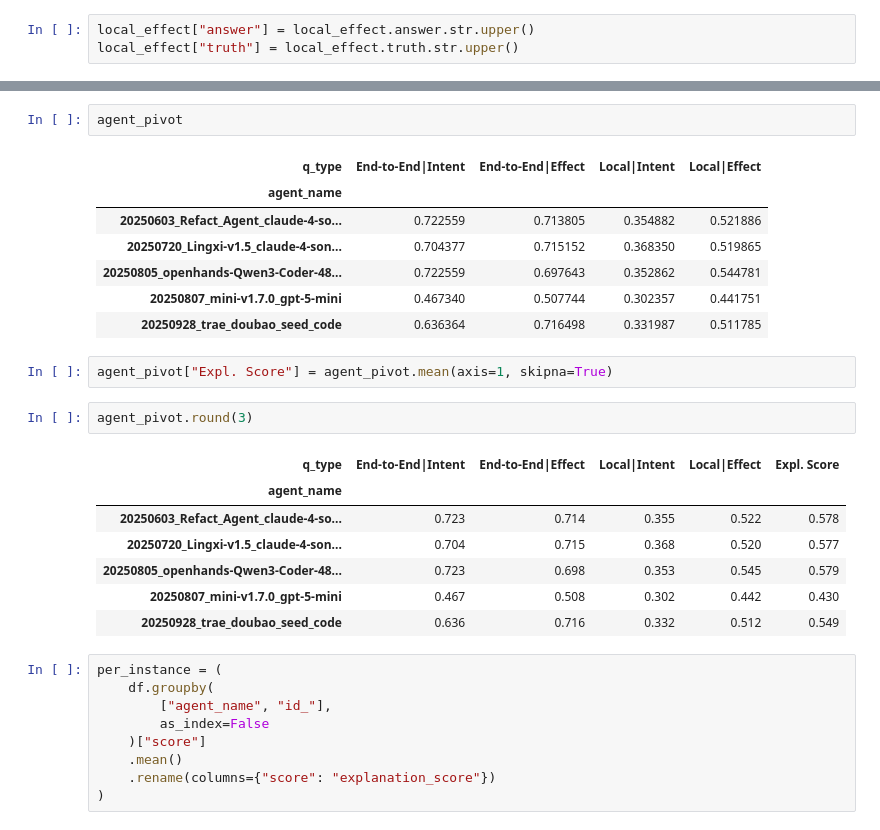
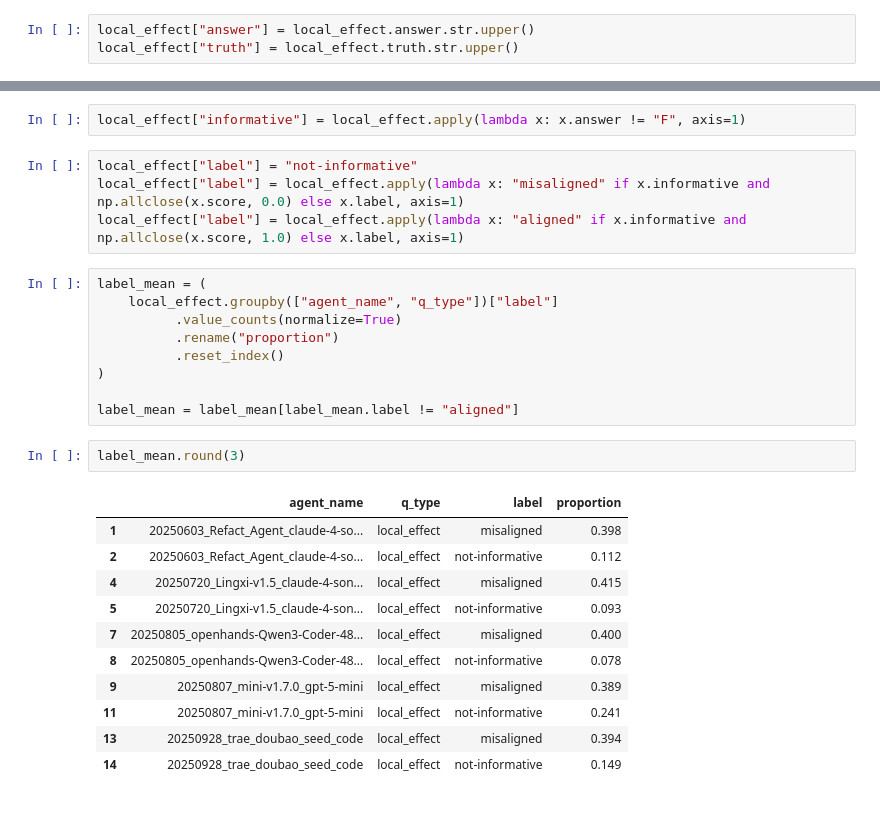
Before and after one commit to pan2013e/explainbench, a Jupyter notebook: results_analysis/rq2_analysis.ipynb, the cells around one changed output, grey strips where cells are left out. Saved outputs shown, nothing was run; the diff lists cells and outputs as text.

```diff
--- a/results_analysis/rq2_analysis.ipynb
+++ b/results_analysis/rq2_analysis.ipynb
@@ -634,31 +504,29 @@ agent_pivot = agent_pivot.reindex(columns=[
-# %%
-agent_pivot
-# %% [output]
-| q_type | End-to-End|Intent | End-to-End|Effect | Local|Intent | Local|Effect |
-| agent_name |  |  |  |  |
-| 20250603_Refact_Agent_claude-4-so... | 0.722559 | 0.713805 | 0.354882 | 0.521886 |
-| 20250720_Lingxi-v1.5_claude-4-son... | 0.704377 | 0.715152 | 0.368350 | 0.519865 |
-| 20250805_openhands-Qwen3-Coder-48... | 0.722559 | 0.697643 | 0.352862 | 0.544781 |
-| 20250807_mini-v1.7.0_gpt-5-mini | 0.467340 | 0.507744 | 0.302357 | 0.441751 |
-| 20250928_trae_doubao_seed_code | 0.636364 | 0.716498 | 0.331987 | 0.511785 |
-# %%
-agent_pivot["Expl. Score"] = agent_pivot.mean(axis=1, skipna=True)
+# %%
+local_effect["informative"] = local_effect.apply(lambda x: x.answer != "F", axis=1)
+# %%
+local_effect["label"] = "not-informative"
+local_effect["label"] = local_effect.apply(lambda x: "misaligned" if x.informative and np.allclose(x.score, 0.0) else x.label, axis=1)
+local_effect["label"] = local_effect.apply(lambda x: "aligned" if x.informative and np.allclose(x.score, 1.0) else x.label, axis=1)
+# %%
+label_mean = (
+    local_effect.groupby(["agent_name", "q_type"])["label"]
+          .value_counts(normalize=True)
+          .rename("proportion")
+          .reset_index()
+)
+
+label_mean = label_mean[label_mean.label != "aligned"]
 # %%
-agent_pivot.round(3)
+label_mean.round(3)
 # %% [output]
-| q_type | End-to-End|Intent | End-to-End|Effect | Local|Intent | Local|Effect | Expl. Score |
-| agent_name |  |  |  |  |  |
-| 20250603_Refact_Agent_claude-4-so... | 0.723 | 0.714 | 0.355 | 0.522 | 0.578 |
-| 20250720_Lingxi-v1.5_claude-4-son... | 0.704 | 0.715 | 0.368 | 0.520 | 0.577 |
-| 20250805_openhands-Qwen3-Coder-48... | 0.723 | 0.698 | 0.353 | 0.545 | 0.579 |
-| 20250807_mini-v1.7.0_gpt-5-mini | 0.467 | 0.508 | 0.302 | 0.442 | 0.430 |
-| 20250928_trae_doubao_seed_code | 0.636 | 0.716 | 0.332 | 0.512 | 0.549 |
+|  | agent_name | q_type | label | proportion |
+| 1 | 20250603_Refact_Agent_claude-4-so... | local_effect | misaligned | 0.398 |
+| 2 | 20250603_Refact_Agent_claude-4-so... | local_effect | not-informative | 0.112 |
+| 4 | 20250720_Lingxi-v1.5_claude-4-son... | local_effect | misaligned | 0.415 |
+| 5 | 20250720_Lingxi-v1.5_claude-4-son... | local_effect | not-informative | 0.093 |
+| 7 | 20250805_openhands-Qwen3-Coder-48... | local_effect | misaligned | 0.400 |
+| 8 | 20250805_openhands-Qwen3-Coder-48... | local_effect | not-informative | 0.078 |
+| 9 | 20250807_mini-v1.7.0_gpt-5-mini | local_effect | misaligned | 0.389 |
+| 11 | 20250807_mini-v1.7.0_gpt-5-mini | local_effect | not-informative | 0.241 |
+| 13 | 20250928_trae_doubao_seed_code | local_effect | misaligned | 0.394 |
+| 14 | 20250928_trae_doubao_seed_code | local_effect | not-informative | 0.149 |
-# %%
-per_instance = (
-    df.groupby(
-        ["agent_name", "id_"],
-        as_index=False
-    )["score"]
-    .mean()
-    .rename(columns={"score": "explanation_score"})
-)
```
Also changed, not shown: parts of 70 cells of this notebook.
